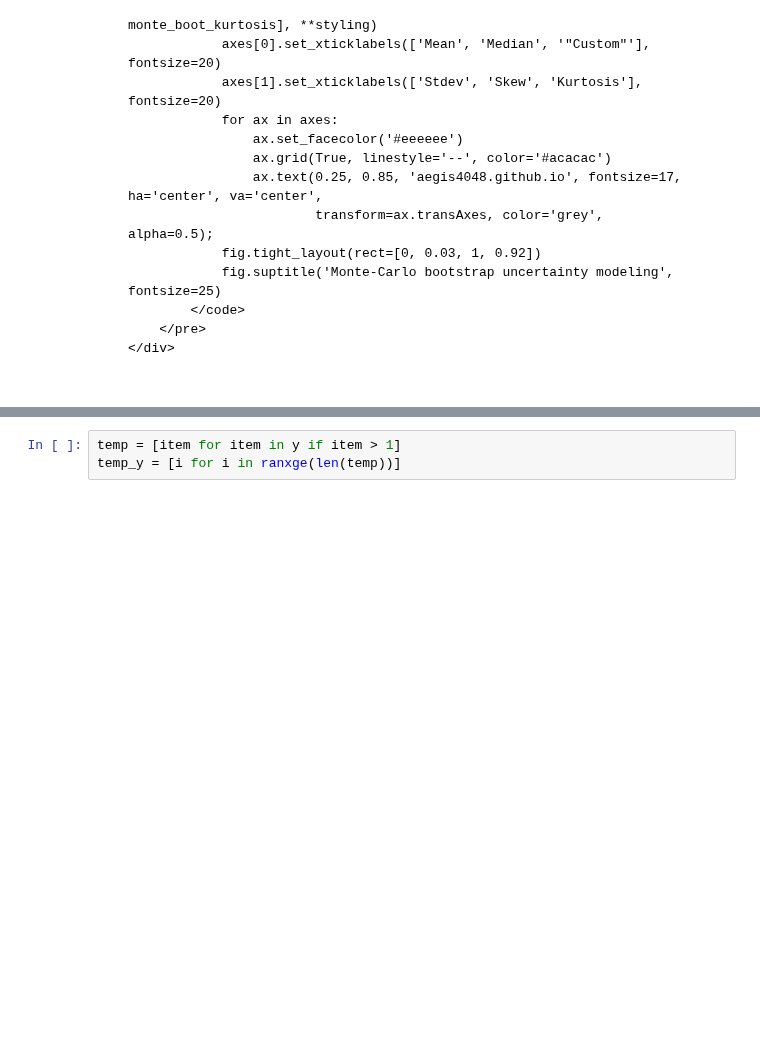
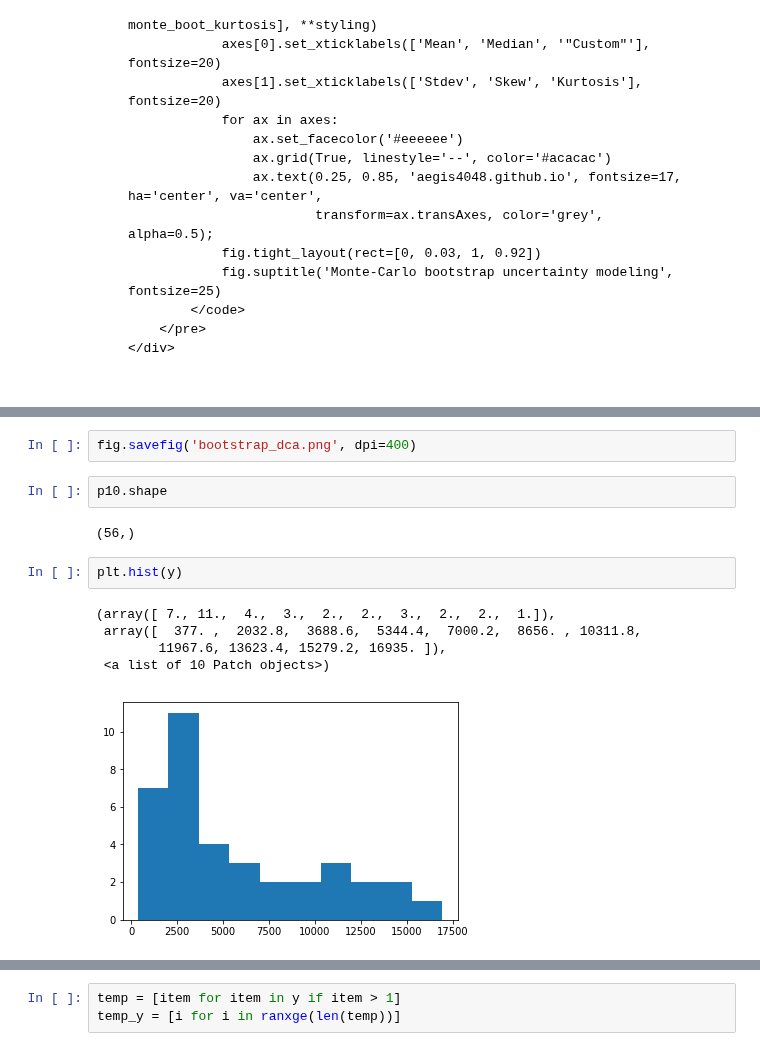
Before and after one commit to aegis4048/aegis4048.github.io, a Jupyter notebook: downloads/notebooks/confidence_interval - Copy (3).ipynb, the cells around one changed output, grey strips where cells are left out. Drawn from its saved outputs; the diff is of its cells as text; blank space fills up the shorter version.

```diff
--- a/downloads/notebooks/confidence_interval - Copy (3).ipynb
+++ b/downloads/notebooks/confidence_interval - Copy (3).ipynb
@@ -1971,0 +2048,14 @@ df = pd.read_excel('sample_data/decline_curve.xlsx', sheet_name='sheet_1')
+# %%
+fig.savefig('bootstrap_dca.png', dpi=400)
+# %%
+p10.shape
+# %% [output]
+(56,)
+# %%
+plt.hist(y)
+# %% [output]
+(array([ 7., 11.,  4.,  3.,  2.,  2.,  3.,  2.,  2.,  1.]),
+ array([  377. ,  2032.8,  3688.6,  5344.4,  7000.2,  8656. , 10311.8,
+        11967.6, 13623.4, 15279.2, 16935. ]),
+ <a list of 10 Patch objects>)
+[figure, added]
```
Also changed, not shown: parts of 5 cells of this notebook, 23 other files.
